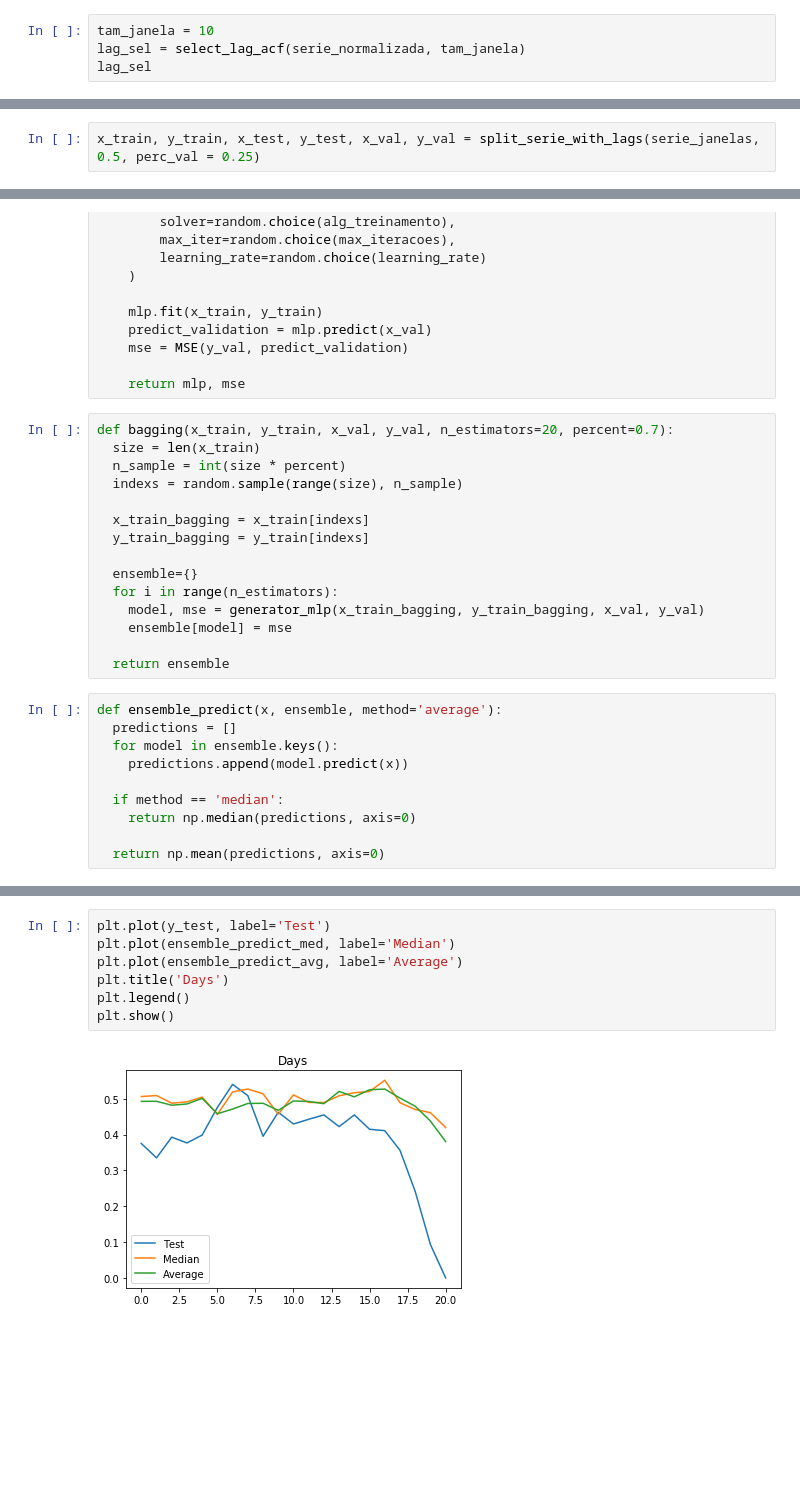
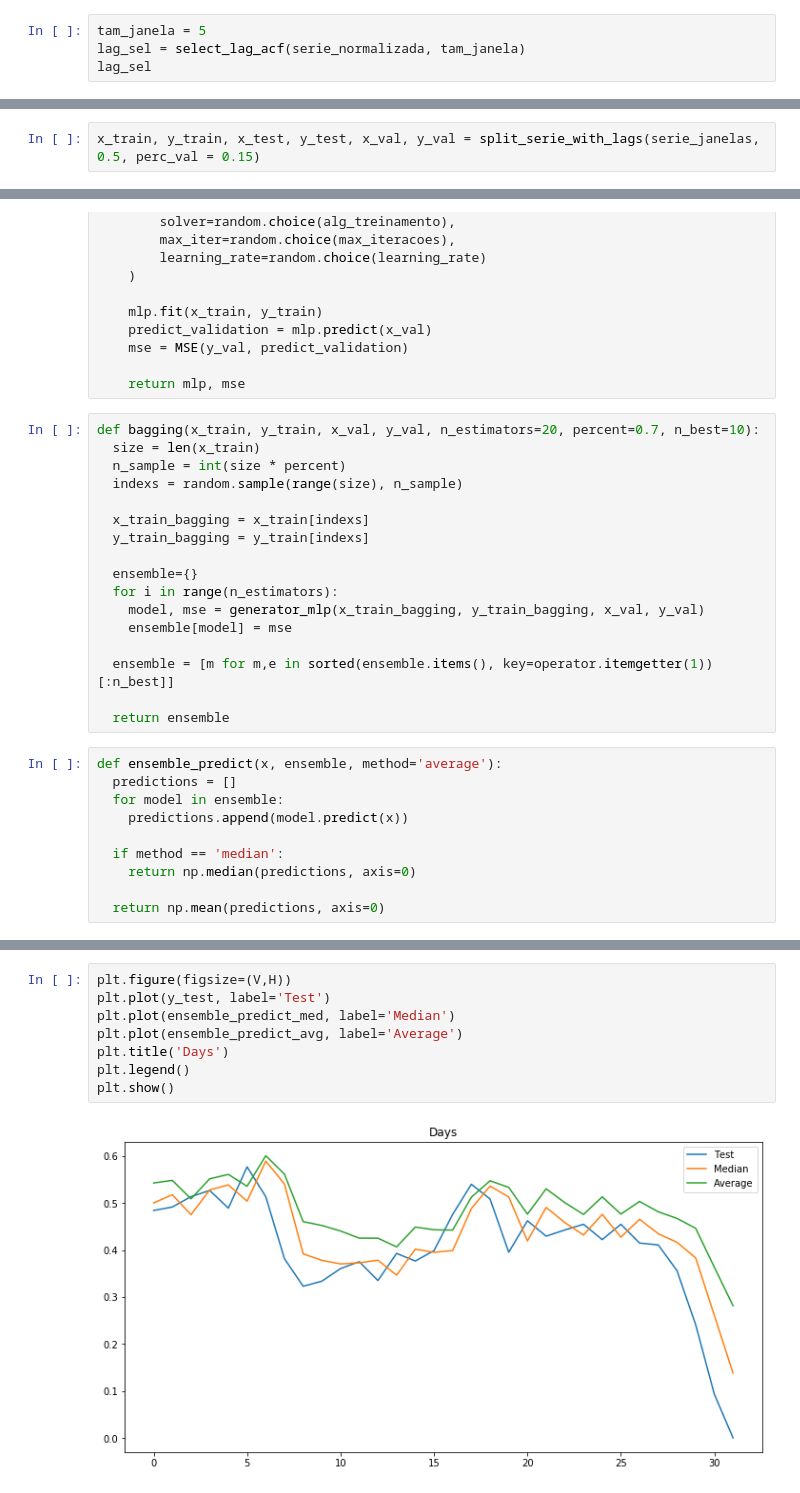
Before and after one commit to jamissonfreitas/IN1167, a Jupyter notebook: ML/emsemble.ipynb, the cells around one changed output, grey strips where cells are left out. Saved outputs shown, nothing was run; the diff lists cells and outputs as text; blank space fills up the shorter version.

```diff
--- a/ML/emsemble.ipynb
+++ b/ML/emsemble.ipynb
@@ -104,7 +133,7 @@ def select_lag_acf(serie, max_lag):
 
     return lags_selecionados
 # %%
-tam_janela = 10
+tam_janela = 5
 lag_sel = select_lag_acf(serie_normalizada, tam_janela)
 lag_sel
 # %% [output]
@@ -189,5 +218,5 @@ def split_serie_with_lags(serie, perc_train, perc_val = 0):
 
         return x_train, y_train, x_test, y_test
 # %%
-x_train, y_train, x_test, y_test, x_val, y_val = split_serie_with_lags(serie_janelas, 0.5, perc_val = 0.25)
+x_train, y_train, x_test, y_test, x_val, y_val = split_serie_with_lags(serie_janelas, 0.5, perc_val = 0.15)
 # %% [output]
@@ -237,7 +268,7 @@ def generator_mlp(x_train, y_train, x_val, y_val):
 
     return mlp, mse
 # %%
-def bagging(x_train, y_train, x_val, y_val, n_estimators=20, percent=0.7):
+def bagging(x_train, y_train, x_val, y_val, n_estimators=20, percent=0.7, n_best=10):
   size = len(x_train)
   n_sample = int(size * percent)
   indexs = random.sample(range(size), n_sample)
@@ -250,11 +281,13 @@ def bagging(x_train, y_train, x_val, y_val, n_estimators=20, percent=0.7):
     model, mse = generator_mlp(x_train_bagging, y_train_bagging, x_val, y_val)
     ensemble[model] = mse
 
+  ensemble = [m for m,e in sorted(ensemble.items(), key=operator.itemgetter(1))[:n_best]]
+
   return ensemble
 # %%
 def ensemble_predict(x, ensemble, method='average'):
   predictions = []
-  for model in ensemble.keys():
+  for model in ensemble:
     predictions.append(model.predict(x))
 
   if method == 'median':
@@ -303,9 +340,10 @@ array([0.49253426, 0.49271186, 0.48174667, 0.48517702, 0.50093147,
 # %%
+plt.figure(figsize=(V,H))
 plt.plot(y_test, label='Test')
 plt.plot(ensemble_predict_med, label='Median')
 plt.plot(ensemble_predict_avg, label='Average')
 plt.title('Days')
 plt.legend()
 plt.show()
 # %% [output]
-[figure, old version]
+[figure, new version]
```
Also changed, not shown: parts of 13 cells of this notebook.
